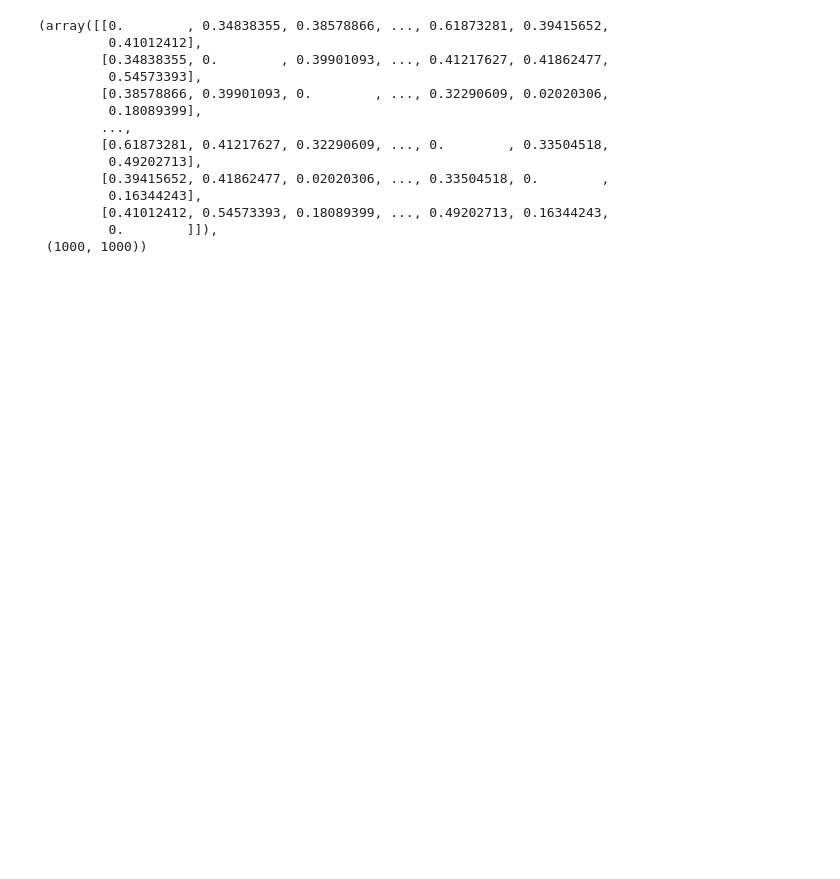
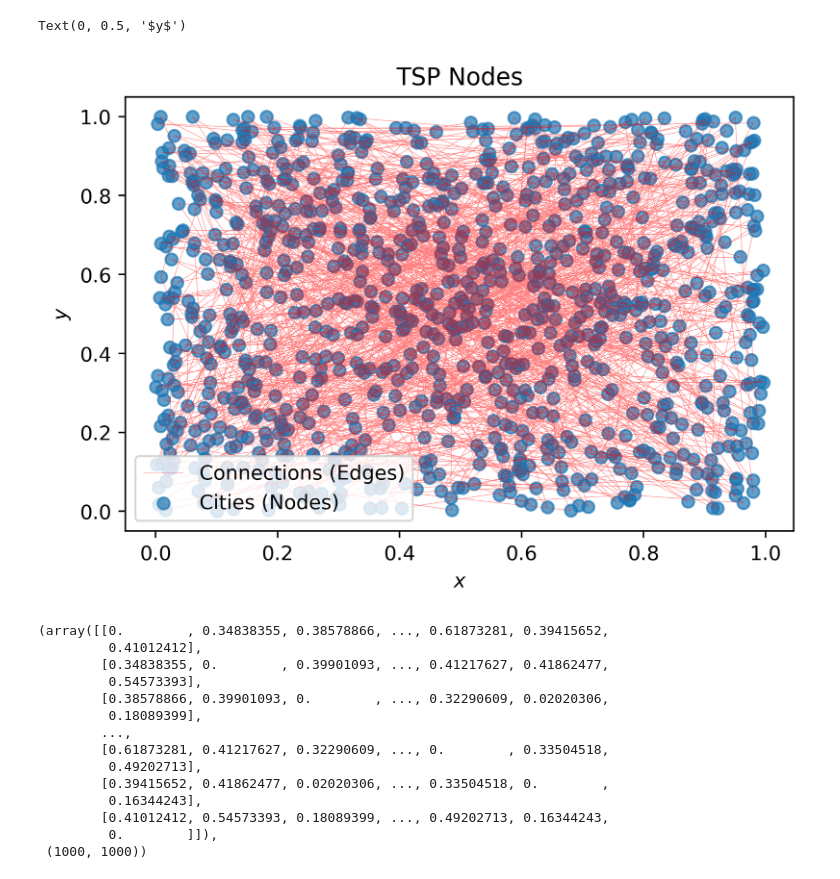
Before and after one commit to hewliyang/tspee, a Jupyter notebook: dev.ipynb, the cells around one changed output. Saved outputs shown, nothing was run; the diff lists cells and outputs as text; code cells hidden in the pictures; blank space fills up the shorter version.

```diff
--- a/dev.ipynb
+++ b/dev.ipynb
@@ -4,5 +13,15 @@ from scipy.spatial.distance import cdist
 # %%
 cities = np.load("cities.npy", allow_pickle = True)
+# %%
+# visualise the nodes
+plt.figure(dpi=400)
+plt.scatter(cities[:,0], cities[:,1], alpha=0.7, label="Cities (Nodes)")
+plt.plot(cities[:,0], cities[:,1], alpha=0.5, color="red", linewidth=0.25, label="Connections (Edges)")
+plt.legend()
+plt.title("TSP Nodes");plt.xlabel("$x$");plt.ylabel("$y$")
+# %% [output]
+Text(0, 0.5, '$y$')
+[figure, added]
 # %%
 dist_matrix = cdist(cities, cities)
 dist_matrix, dist_matrix.shape
```
Also changed, not shown: parts of 4 cells of this notebook.
